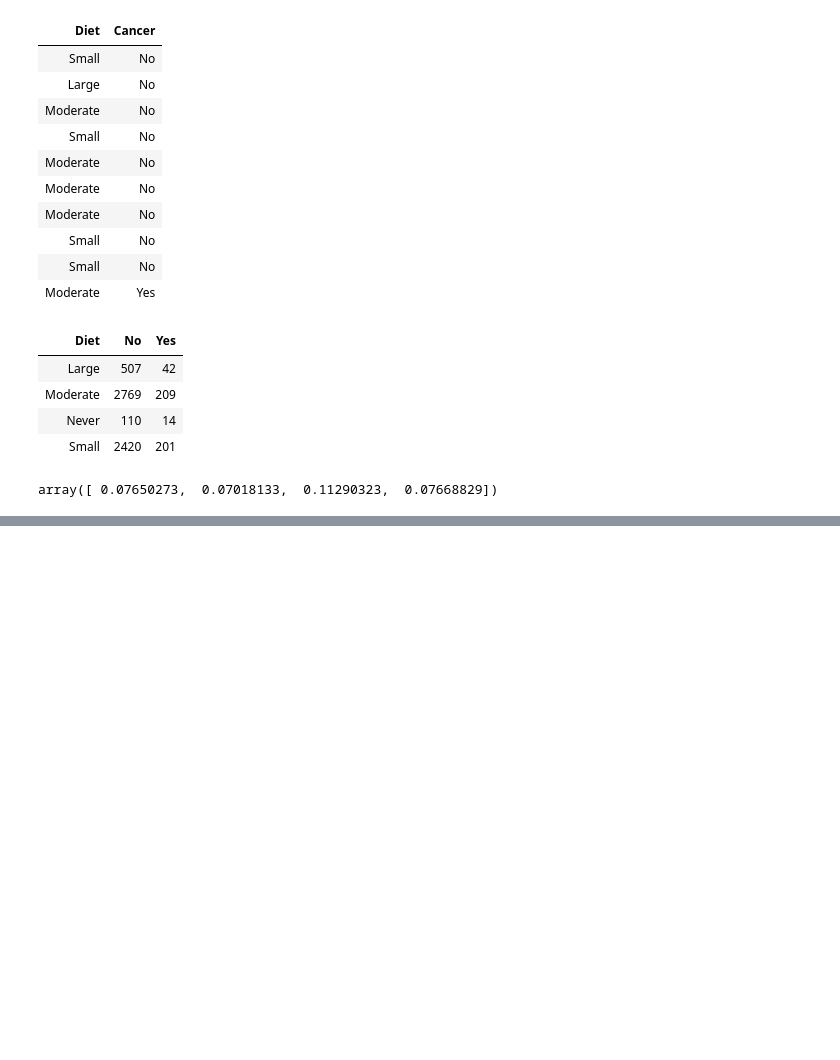
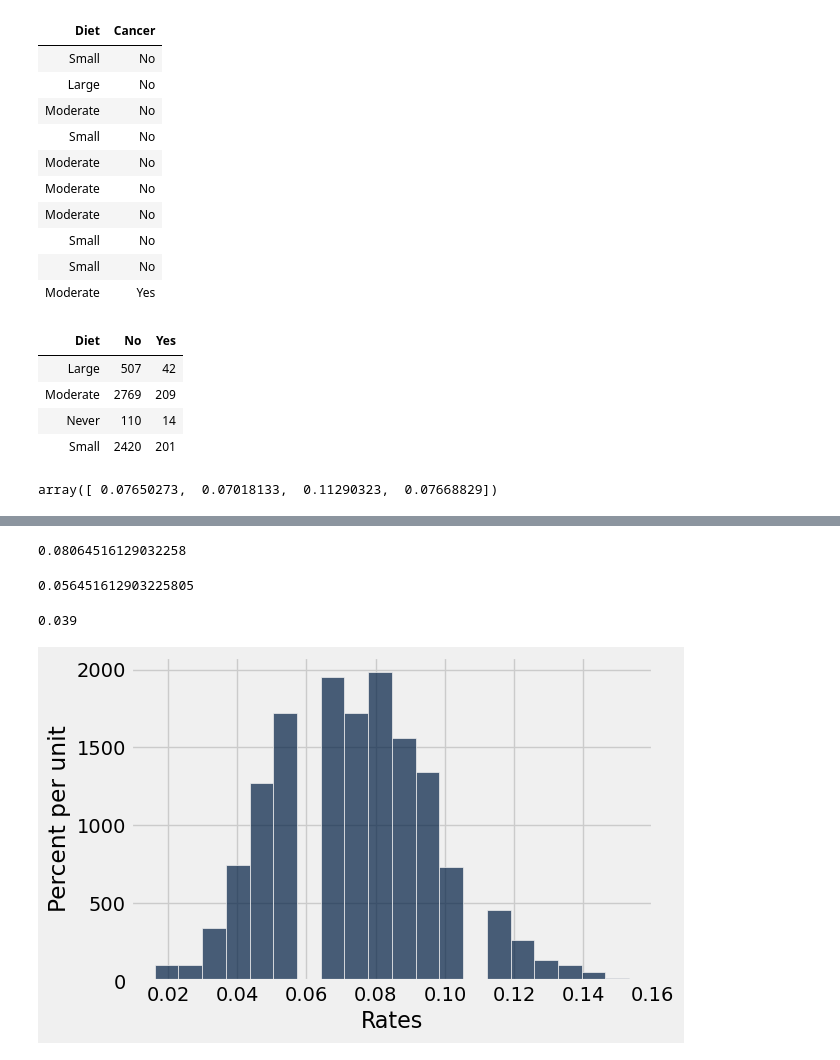
Before and after one commit to lawtonsclass/s26-code-from-class, a Jupyter notebook: data8/ch12.ipynb, the cells around one changed output, grey strips where cells are left out. Drawn from its saved outputs; the diff is of its cells as text; code cells hidden in the pictures; blank space fills up the shorter version.

```diff
--- a/data8/ch12.ipynb
+++ b/data8/ch12.ipynb
@@ -453,3 +453,8 @@ fish2 = fish.pivot('Cancer', 'Diet')
 fish2.column('Yes') / (fish2.column('Yes') + fish2.column('No'))
 # %% [output]
 array([ 0.07650273,  0.07018133,  0.11290323,  0.07668829])
+# %%
+shuffled_table = fish.with_column(
+    'Shuffled Label', fish.sample(with_replacement=False).column(0)
+)
+shuffled_table
@@ -455,0 +474,28 @@ array([ 0.07650273,  0.07018133,  0.11290323,  0.07668829])
+# %%
+never = shuffled_table.where('Shuffled Label', 'Never')
+np.count_nonzero(never.column('Cancer') == 'Yes') / never.num_rows
+# %% [output]
+0.08064516129032258
+# %%
+def one_simulated_rate():
+    shuffled_table = fish.with_column(
+        'Shuffled Label', fish.sample(with_replacement=False).column(0)
+    )
+    never = shuffled_table.where('Shuffled Label', 'Never')
+    return np.count_nonzero(never.column('Cancer') == 'Yes') / never.num_rows
+
+one_simulated_rate()
+# %% [output]
+0.056451612903225805
+# %%
+simulations = 1000
+simulated_rates = make_array()
+for i in np.arange(simulations):
+    simulated_rates = np.append(simulated_rates, one_simulated_rate())
+
+Table().with_column('Rates', simulated_rates).hist(0, bins=20)
+
+np.count_nonzero(simulated_rates >= 0.11290323) / len(simulated_rates)
+# %% [output]
+0.039
+[figure, added]
```
Also changed, not shown: parts of 1 cell of this notebook.
